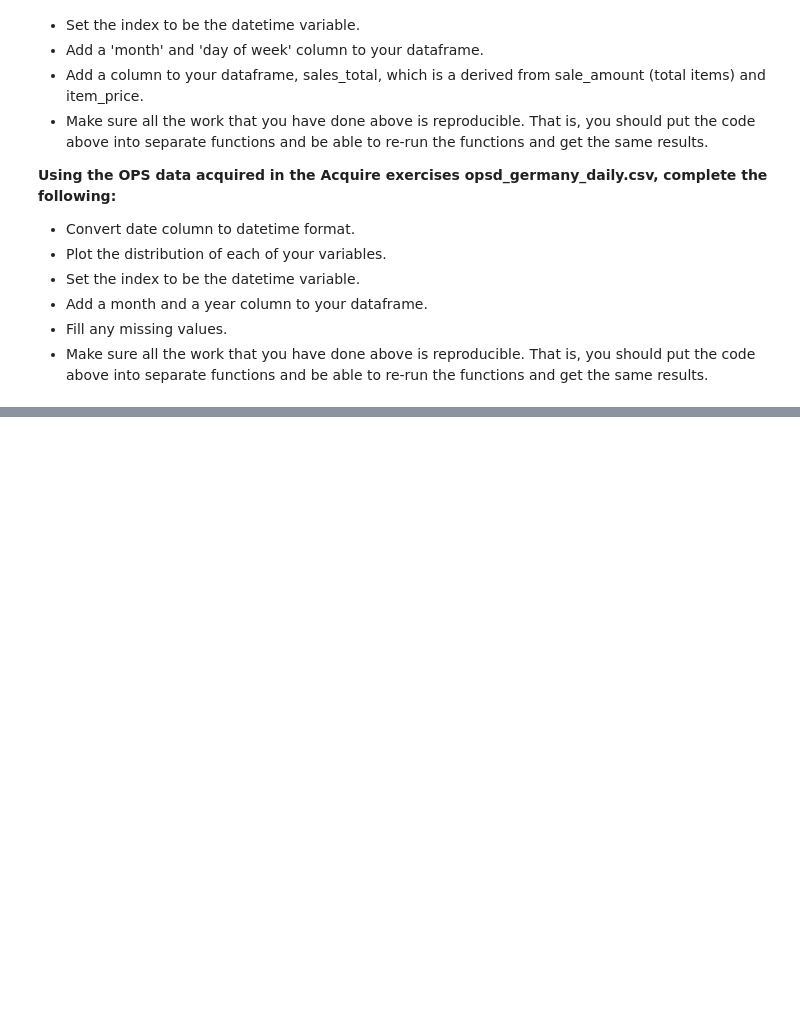
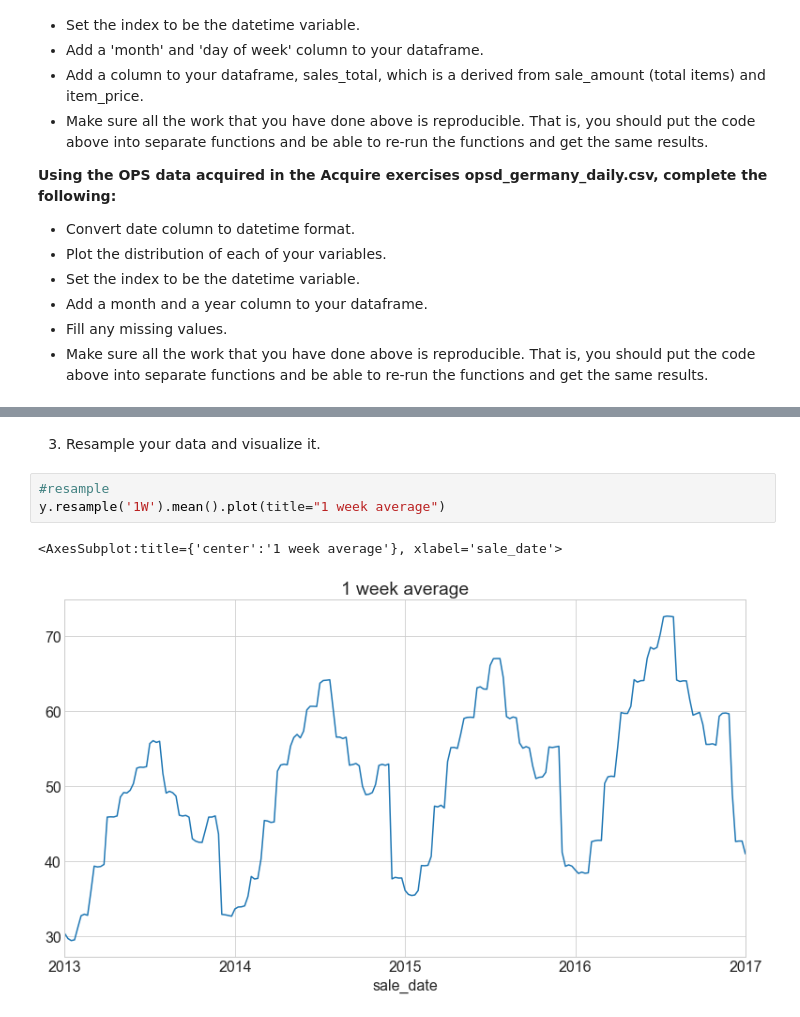
Before and after one commit to VasiliyAMelkozerov/time-series-exercises, a Jupyter notebook: prepare_lesson.ipynb, the cells around one changed output, grey strips where cells are left out. Saved outputs shown, nothing was run; the diff lists cells and outputs as text; blank space fills up the shorter version.

```diff
--- a/prepare_lesson.ipynb
+++ b/prepare_lesson.ipynb
@@ -310,0 +591,8 @@ The end result of this exercise should be a file named `prepare.py`.
+# %% [markdown]
+3. Resample your data and visualize it.
+# %%
+#resample
+y.resample('1W').mean().plot(title="1 week average")
+# %% [output]
+<AxesSubplot:title={'center':'1 week average'}, xlabel='sale_date'>
+[figure, added]
```
Also changed, not shown: parts of 53 cells of this notebook, 8 other files.
